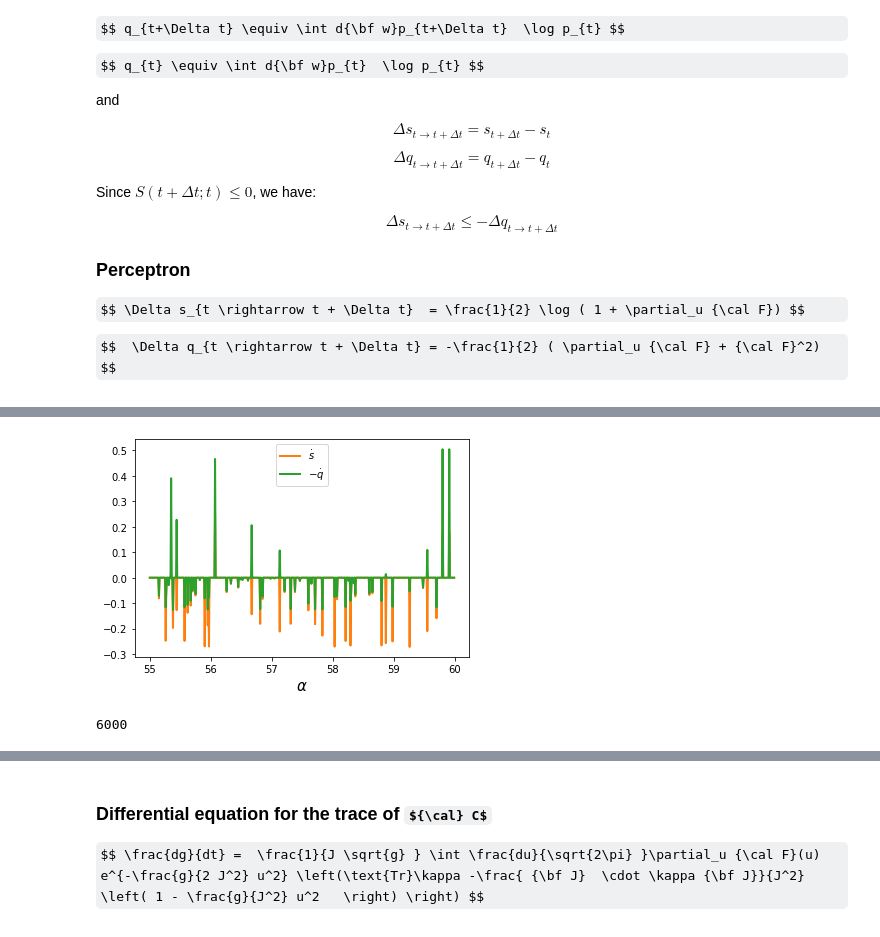
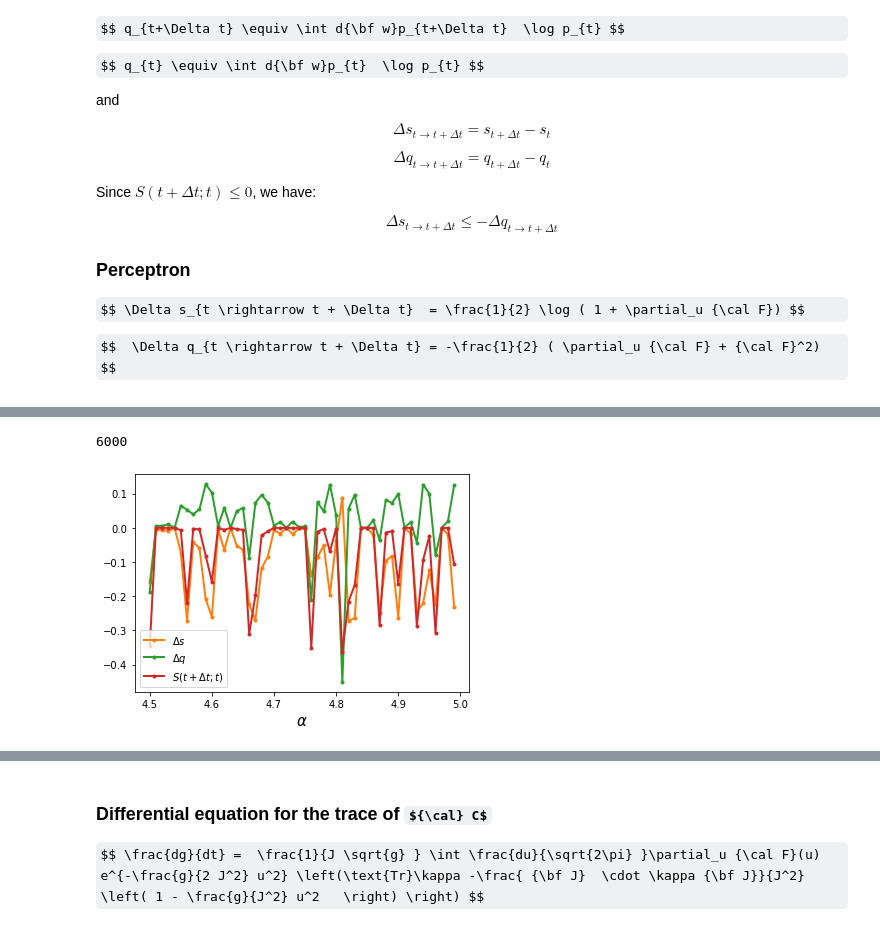
Before and after one commit to rodsveiga/maxent, a Jupyter notebook: exp.ipynb, the cells around one changed output, grey strips where cells are left out. Saved outputs shown, nothing was run; the diff lists cells and outputs as text; code cells hidden in the pictures; some formulas as TeX source.

```diff
--- a/exp.ipynb
+++ b/exp.ipynb
@@ -270,13 +282,17 @@ plt.show()
-# %%
-plt.plot(alpha[5500:6000], S_[5500:6000], linewidth= 2, color= 'C1', label= r'$\dot s$')
-plt.plot(alpha[5500:6000], -q_[5500:6000], linewidth= 2, color= 'C2', label= r'$-\dot q$')
-plt.xlabel(r'$\alpha$', fontsize= 15)
-#plt.ylabel(r'$\dot s$', fontsize= 15)
-plt.legend()
-plt.show()
-# %% [output]
-[figure, removed]
 # %%
 len(alpha)
 # %% [output]
 6000
+# %%
+k = 500
+l = 50
+
+plt.plot(alpha[k-l:k], S_[k-l:k], marker= '.', linewidth= 2, color= 'C1', label= r'$\Delta s$')
+plt.plot(alpha[k-l:k], q_[k-l:k], marker= '.', linewidth= 2, color= 'C2', label= r'$\Delta q$')
+plt.plot(alpha[k-l:k], (S_ + q_)[k-l:k], marker= '.', linewidth= 2, color= 'C3', label= r'$S(t + \Delta t; t)$')
+plt.xlabel(r'$\alpha$', fontsize= 15)
+#plt.ylabel(r'$\dot s$', fontsize= 15)
+plt.legend()
+plt.show()
+# %% [output]
+[figure, added]
```
Also changed, not shown: parts of 17 cells of this notebook.
